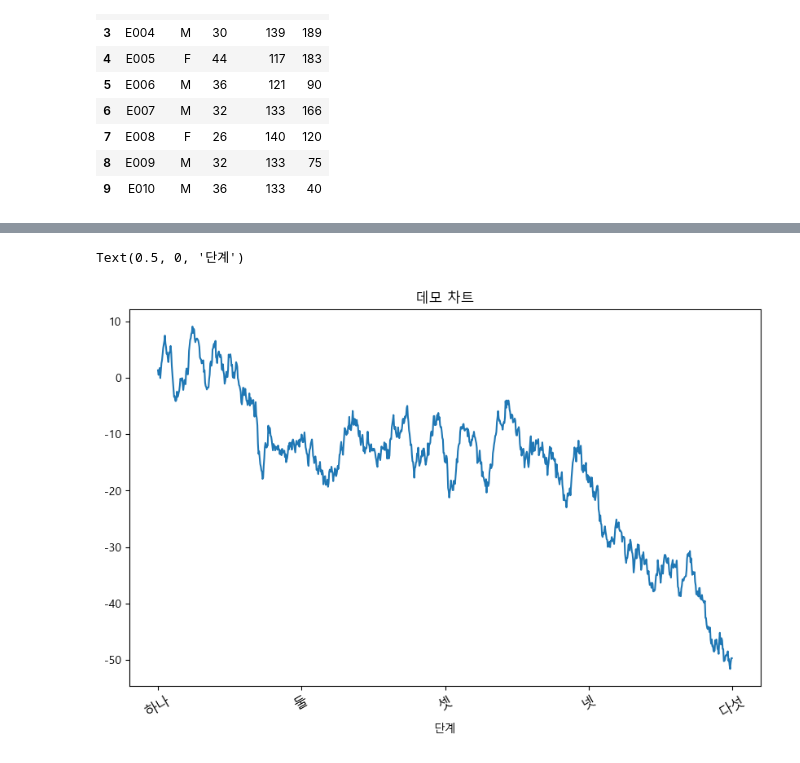
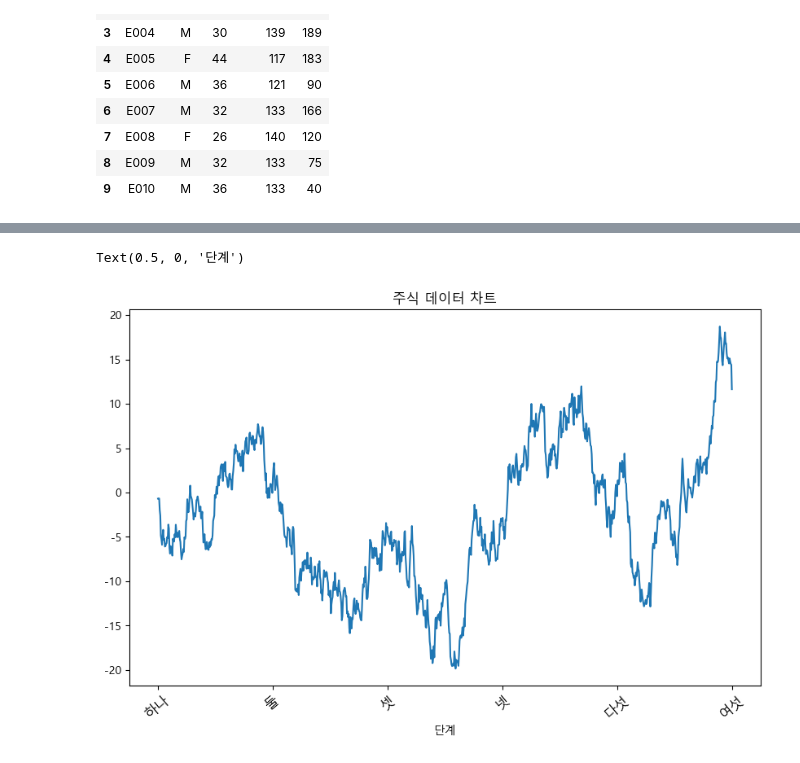
Before and after one commit to rdrophin/python240415, a Jupyter notebook: Pandas06_matplotlib으로차트그리기.ipynb, the cells around one changed output, grey strips where cells are left out. Saved outputs shown, nothing was run; the diff lists cells and outputs as text; code cells hidden in the pictures.

```diff
--- a/Pandas06_matplotlib으로차트그리기.ipynb
+++ b/Pandas06_matplotlib으로차트그리기.ipynb
@@ -153,16 +153,17 @@ var.plot(kind='bar')
 # %%
 #눈금간격과 라벨, 범례를 지정하기
 %matplotlib inline
 import numpy as np
 
 fig = plt.figure(figsize=(10,6))
+#그림판 차트 (1행, 1열, 1번)
 ax = fig.add_subplot(1, 1, 1)
 ax.plot(np.random.randn(1000).cumsum())
-ticks = ax.set_xticks([0, 250, 500, 750, 1000])
-labels = ax.set_xticklabels(['하나', '둘', '셋', '넷', '다섯'],
-    rotation=30, fontsize='large')
-ax.set_title('데모 차트')
+ticks = ax.set_xticks([0, 200, 400, 600, 800, 1000])
+labels = ax.set_xticklabels(['하나', '둘', '셋', '넷', '다섯', '여섯'],
+    rotation=40, fontsize='x-large')
+ax.set_title('주식 데이터 차트')
 ax.set_xlabel('단계')
 # %% [output]
 Text(0.5, 0, '단계')
-[figure, old version]
+[figure, new version]
```
Also changed, not shown: parts of 8 cells of this notebook.
